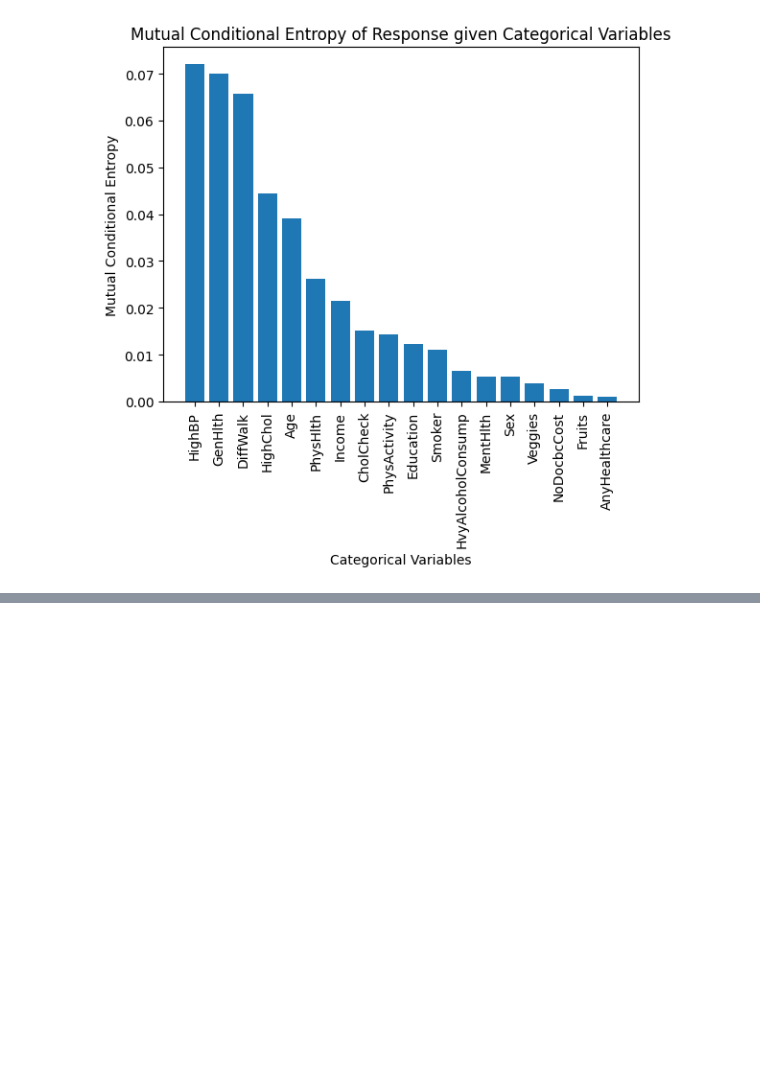
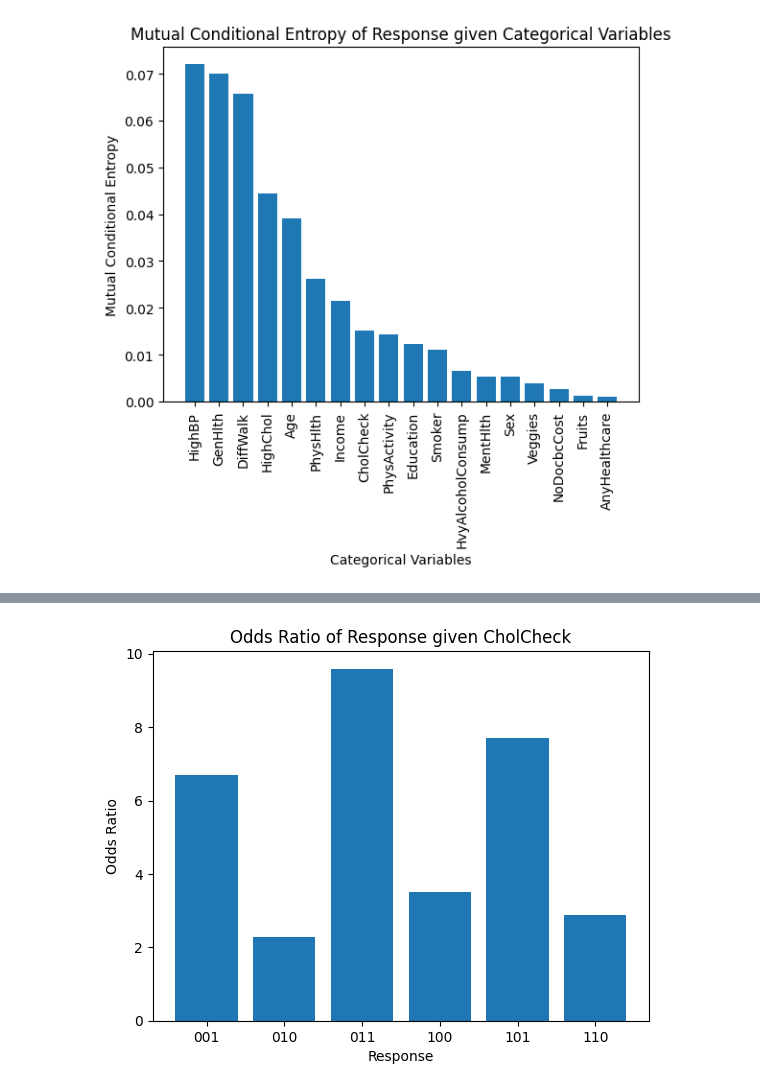
Before and after one commit to CYoung73/STA160-Midterm, a Jupyter notebook: STA160_Midterm_EDA.ipynb, the cells around one changed output, grey strips where cells are left out. Saved outputs shown, nothing was run; the diff lists cells and outputs as text; code cells hidden in the pictures; blank space fills up the shorter version.

```diff
--- a/STA160_Midterm_EDA.ipynb
+++ b/STA160_Midterm_EDA.ipynb
@@ -425,0 +470,12 @@ plt.show()
+# %%
+# plot of odds ratio given CholCheck
+# odds of getting each response if CholCheck = 1 vs odds of getting each response if CholCheck = 0
+chol_check_odds_ratios = odds_ratio(data, 'CholCheck', 'Response')
+plt.bar(chol_check_odds_ratios['Response'], chol_check_odds_ratios['Odds Ratio'])
+plt.title('Odds Ratio of Response given CholCheck')
+plt.xlabel('Response')
+plt.ylabel('Odds Ratio')
+plt.xticks(rotation=0)
+plt.show()
+# %% [output]
+[figure, added]
```
Also changed, not shown: parts of 13 cells of this notebook.
